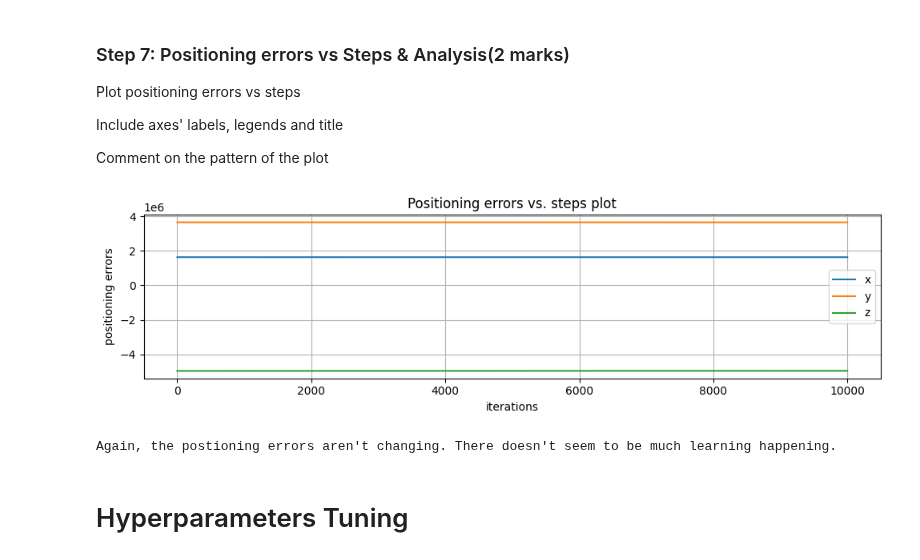
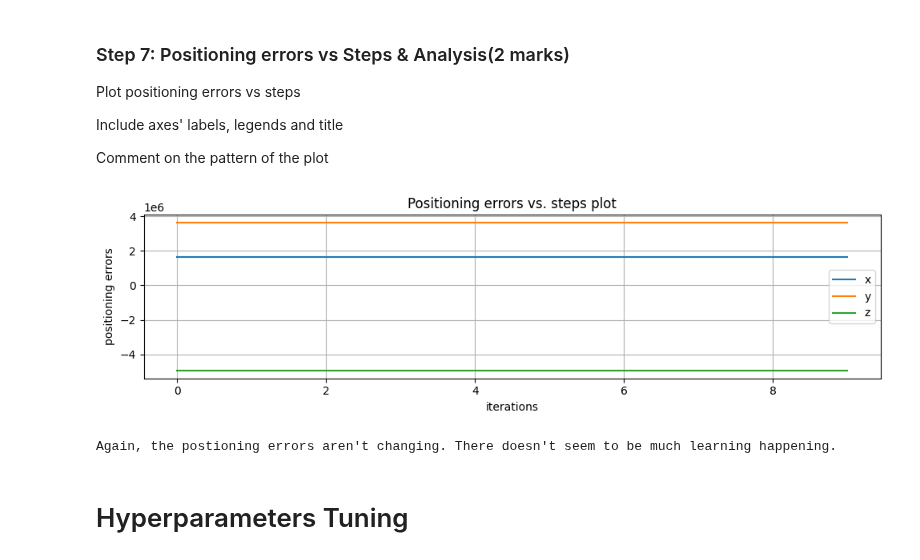
Before and after one commit to eunice-nwaobi/ENGG680_LAB_ASSIGNMENTS, a Jupyter notebook: Lab_Assignment3/Assignment3.ipynb, the cells around one changed output. Cells and saved outputs as stored; diff of their text form; code cells hidden in the pictures.

```diff
--- a/Lab_Assignment3/Assignment3.ipynb
+++ b/Lab_Assignment3/Assignment3.ipynb
@@ -311,19 +319,19 @@ Include axes' labels, legends and title
 Comment on the pattern of the plot
 # %%
 fig, ax = plt.subplots(nrows=1, ncols=1, figsize=(10, 3))
-ax.plot(list(range(10000)), arr_err)
+ax.plot(list(range(steps_count)), arr_err)
 plt.xlabel("iterations")
 plt.ylabel("positioning errors")
 plt.title("Positioning errors vs. steps plot")
 plt.legend(["x", "y", "z"])
 ax.grid(True)
 fig.tight_layout()
 plt.show()
 
 # Comment on the pattern
 print("Again, the postioning errors aren't changing. There doesn't seem to be much learning happening.")
 # %% [output]
-[figure, old version]
+[figure, new version]
 Again, the postioning errors aren't changing. There doesn't seem to be much learning happening.
 # %% [markdown]
 # Hyperparameters Tuning
```
Also changed, not shown: parts of 11 cells of this notebook.
